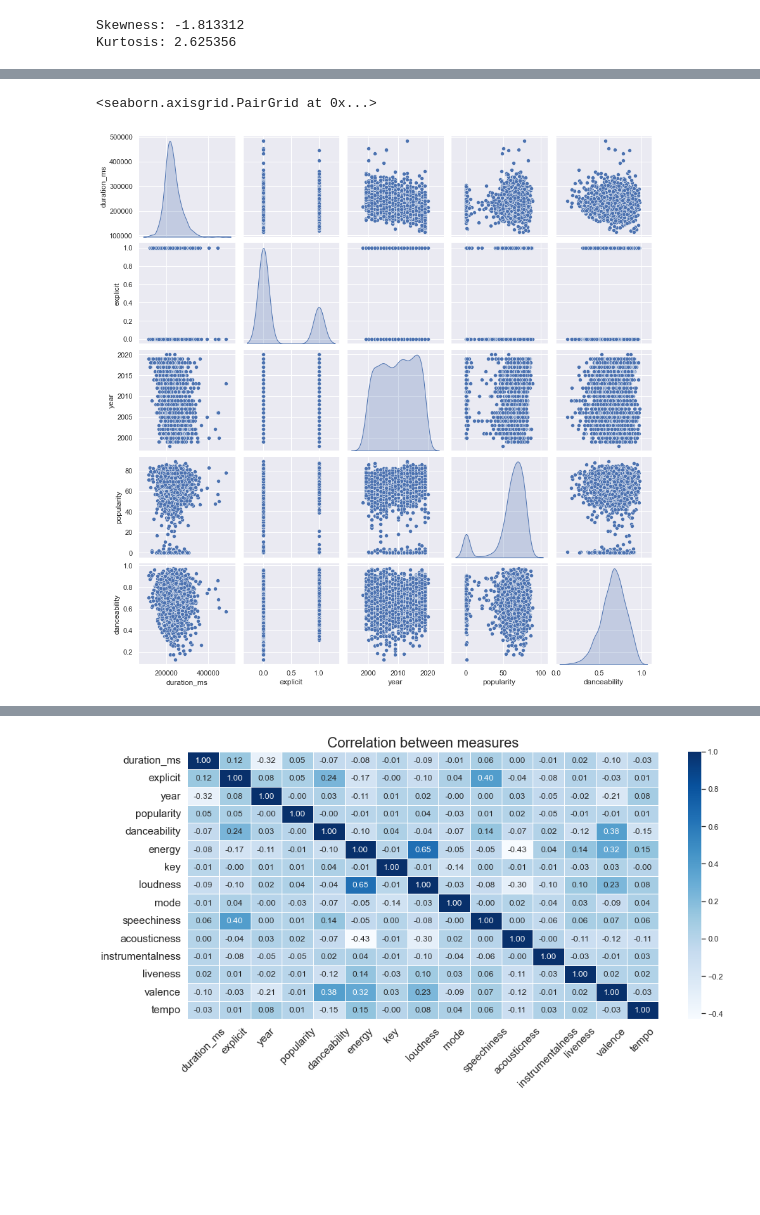
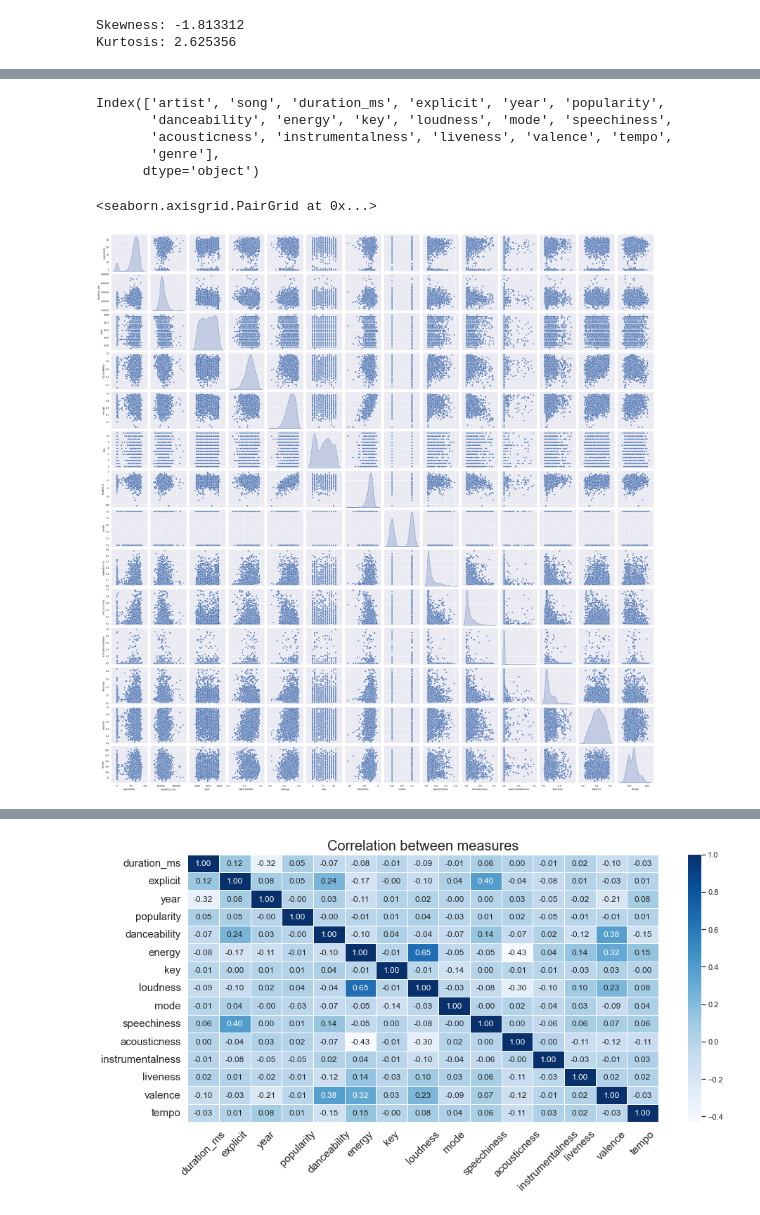
Before and after one commit to aktugchelekche/Project_Team_2, a Jupyter notebook: ETL_EDA/EDA.ipynb, the cells around one changed output, grey strips where cells are left out. Cells and saved outputs as stored; diff of their text form; code cells hidden in the pictures; blank space fills up the shorter version.

```diff
--- a/ETL_EDA/EDA.ipynb
+++ b/ETL_EDA/EDA.ipynb
@@ -128,11 +128,21 @@ plt.tight_layout()
+# %%
+songs_df.columns
+# %% [output]
+Index(['artist', 'song', 'duration_ms', 'explicit', 'year', 'popularity',
+       'danceability', 'energy', 'key', 'loudness', 'mode', 'speechiness',
+       'acousticness', 'instrumentalness', 'liveness', 'valence', 'tempo',
+       'genre'],
+      dtype='object')
 # %%
 # Multi-Variate Analysis
+columns=['popularity','duration_ms',"year" ,'danceability', 'energy', 'key', 'loudness', 'mode', 'speechiness','acousticness',
+         'instrumentalness', 'liveness', 'valence', 'tempo' ]
 sns.set(rc={'figure.figsize':(11.7,8.27)})
-cData_attr = songs_df.iloc[:, 0:7]
+cData_attr = songs_df.loc[:, columns]
 sns.pairplot(cData_attr, diag_kind='kde')
 # %% [output]
 <seaborn.axisgrid.PairGrid at 0x...>
-[figure, old version]
+[figure, new version]
 # %%
 songs_df.hist(figsize=(12,10),bins=20)
 plt.show()
```
Also changed, not shown: parts of 8 cells of this notebook.
